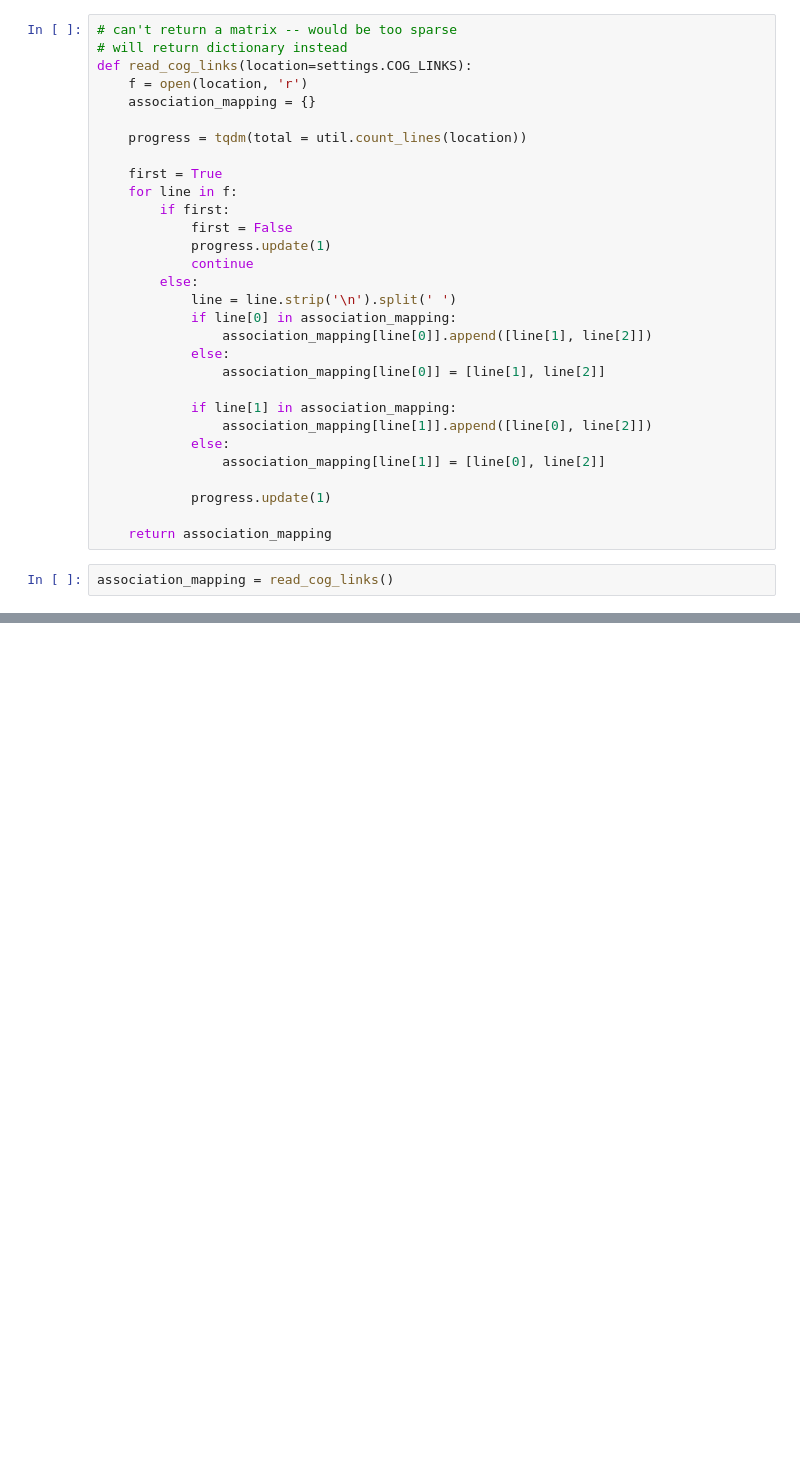
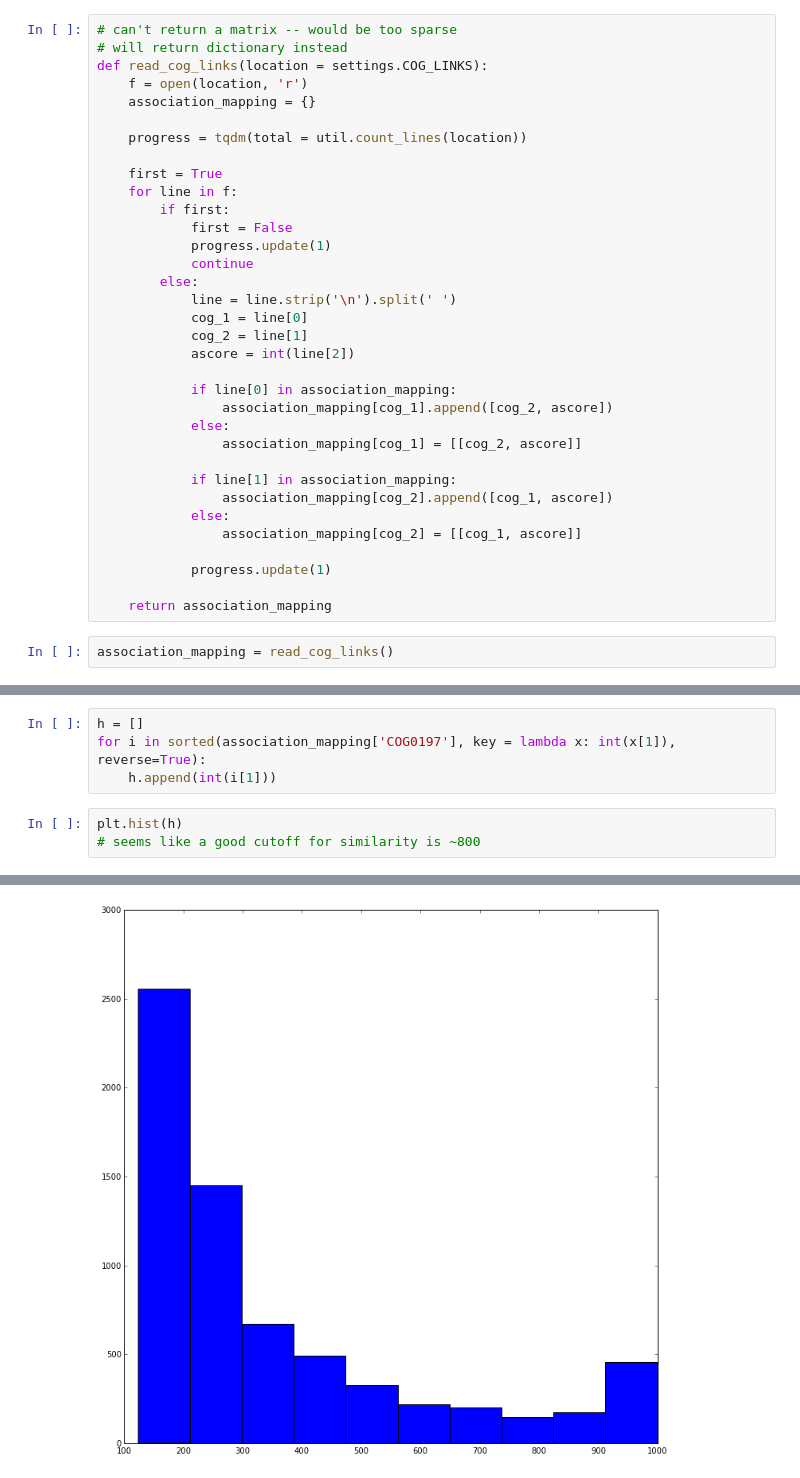
Before and after one commit to mananshah99/graph-embeddings, a Jupyter notebook: cog-tests/cog_visualizations_2.ipynb, the cells around one changed output, grey strips where cells are left out. Drawn from its saved outputs; the diff is of its cells as text; blank space fills up the shorter version.

Commit message:
Additional COG visualization experiments

```diff
--- a/cog-tests/cog_visualizations_2.ipynb
+++ b/cog-tests/cog_visualizations_2.ipynb
@@ -20,7 +20,7 @@ plt.ion()
 # %%
 # can't return a matrix -- would be too sparse
 # will return dictionary instead
-def read_cog_links(location=settings.COG_LINKS):
+def read_cog_links(location = settings.COG_LINKS):
     f = open(location, 'r')
     association_mapping = {}
 
@@ -34,15 +34,19 @@ def read_cog_links(location=settings.COG_LINKS):
             continue
         else:
             line = line.strip('\n').split(' ')
+            cog_1 = line[0]
+            cog_2 = line[1]
+            ascore = int(line[2])
+
             if line[0] in association_mapping:
-                association_mapping[line[0]].append([line[1], line[2]])
+                association_mapping[cog_1].append([cog_2, ascore])
             else:
-                association_mapping[line[0]] = [line[1], line[2]]
+                association_mapping[cog_1] = [[cog_2, ascore]]
 
             if line[1] in association_mapping:
-                association_mapping[line[1]].append([line[0], line[2]])
+                association_mapping[cog_2].append([cog_1, ascore])
             else:
-                association_mapping[line[1]] = [line[0], line[2]]
+                association_mapping[cog_2] = [[cog_1, ascore]]
 
             progress.update(1)
 
@@ -59,0 +76,8 @@ association_mapping['COG0197'][1]
+# %%
+h = []
+for i in sorted(association_mapping['COG0197'], key = lambda x: int(x[1]), reverse=True):
+    h.append(int(i[1]))
+# %%
+plt.hist(h)
+# seems like a good cutoff for similarity is ~800
+# %% [output]
@@ -59,0 +89 @@ association_mapping['COG0197'][1]
+[figure, added]
```
Also changed, not shown: parts of 5 cells of this notebook.
